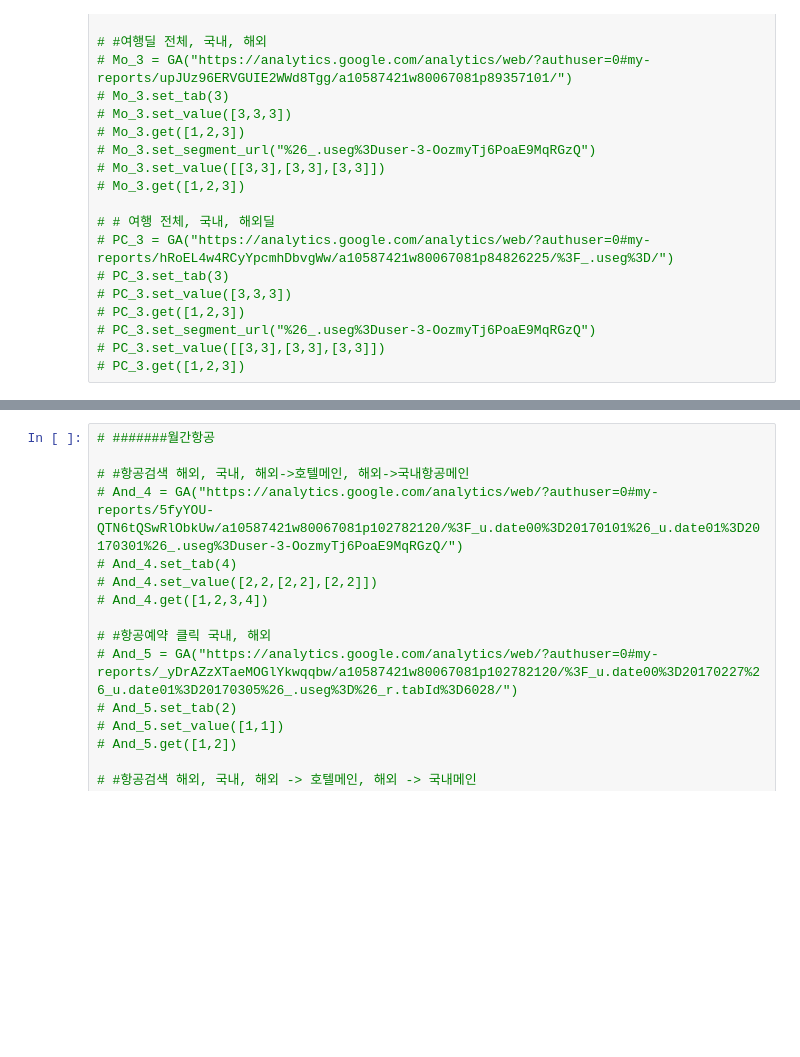
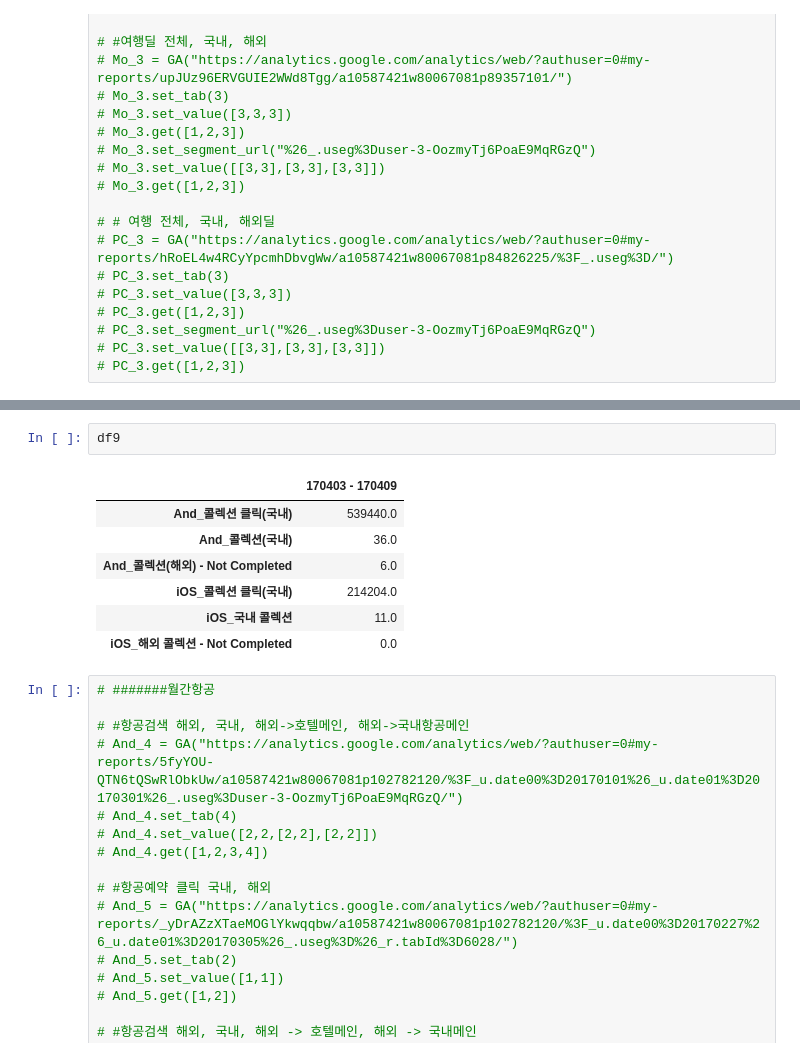
Before and after one commit to JosephTH/GA_Jupyter, a Jupyter notebook: GA_Crawling.ipynb, the cells around one changed output, grey strips where cells are left out. Cells and saved outputs as stored; diff of their text form; blank space fills up the shorter version.

```diff
--- a/GA_Crawling.ipynb
+++ b/GA_Crawling.ipynb
@@ -571,3 +670,13 @@ end = 170310
+# %%
+df9
+# %% [output]
+|  | 170403 - 170409 |
+| And_콜렉션 클릭(국내) | 539440.0 |
+| And_콜렉션(국내) | 36.0 |
+| And_콜렉션(해외) - Not Completed | 6.0 |
+| iOS_콜렉션 클릭(국내) | 214204.0 |
+| iOS_국내 콜렉션 | 11.0 |
+| iOS_해외 콜렉션 - Not Completed | 0.0 |
 # %%
 # #######월간항공
 
```
Also changed, not shown: parts of 13 cells of this notebook, 1 other file.
